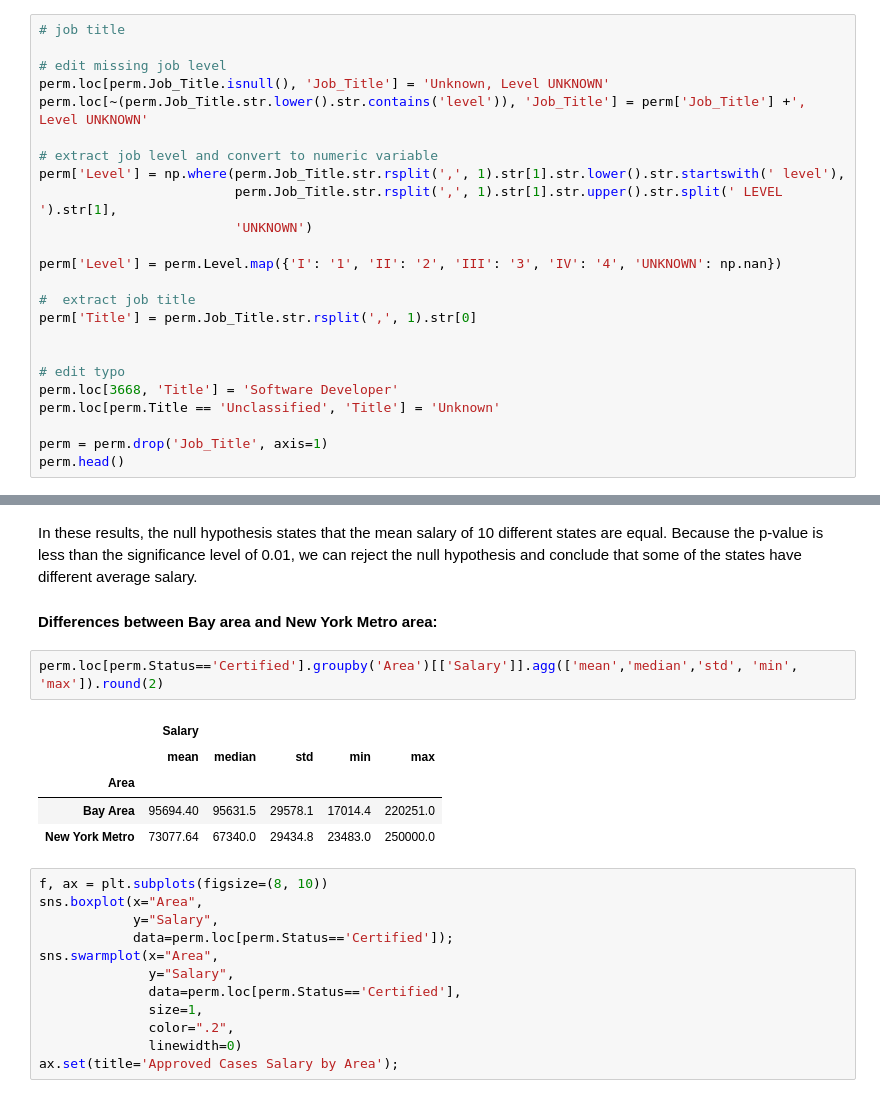
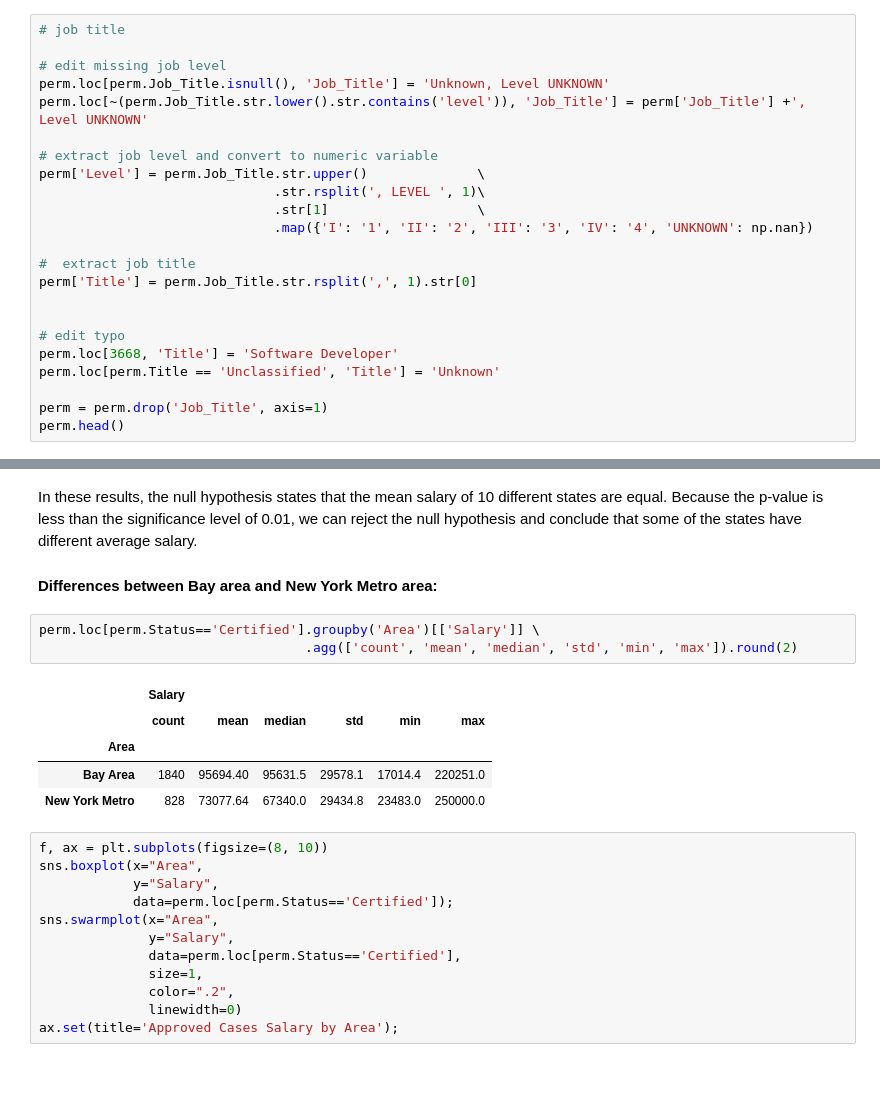
Before and after one commit to ktc312/Data-Analysis-Example, a Jupyter notebook: Taiwanese PERM data anaylsis.ipynb, the cells around one changed output, grey strips where cells are left out. Cells and saved outputs as stored; diff of their text form.

```diff
--- a/Taiwanese PERM data anaylsis.ipynb
+++ b/Taiwanese PERM data anaylsis.ipynb
@@ -202,11 +202,10 @@ perm.loc[perm.Job_Title.isnull(), 'Job_Title'] = 'Unknown, Level UNKNOWN'
 perm.loc[~(perm.Job_Title.str.lower().str.contains('level')), 'Job_Title'] = perm['Job_Title'] +', Level UNKNOWN'
 
 # extract job level and convert to numeric variable
-perm['Level'] = np.where(perm.Job_Title.str.rsplit(',', 1).str[1].str.lower().str.startswith(' level'),
-                         perm.Job_Title.str.rsplit(',', 1).str[1].str.upper().str.split(' LEVEL ').str[1],
-                         'UNKNOWN')
-
-perm['Level'] = perm.Level.map({'I': '1', 'II': '2', 'III': '3', 'IV': '4', 'UNKNOWN': np.nan})
+perm['Level'] = perm.Job_Title.str.upper()              \
+                              .str.rsplit(', LEVEL ', 1)\
+                              .str[1]                   \
+                              .map({'I': '1', 'II': '2', 'III': '3', 'IV': '4', 'UNKNOWN': np.nan})
 
 #  extract job title
 perm['Title'] = perm.Job_Title.str.rsplit(',', 1).str[0]
@@ -455,13 +458,14 @@ In these results, the null hypothesis states that the mean salary of 10 differen
 
 #### Differences between Bay area and New York Metro area:
 # %%
-perm.loc[perm.Status=='Certified'].groupby('Area')[['Salary']].agg(['mean','median','std', 'min', 'max']).round(2)
+perm.loc[perm.Status=='Certified'].groupby('Area')[['Salary']] \
+                                  .agg(['count', 'mean', 'median', 'std', 'min', 'max']).round(2)
 # %% [output]
-|  | Salary |  |  |  |  |
-|  | mean | median | std | min | max |
-| Area |  |  |  |  |  |
-| Bay Area | 95694.40 | 95631.5 | 29578.1 | 17014.4 | 220251.0 |
-| New York Metro | 73077.64 | 67340.0 | 29434.8 | 23483.0 | 250000.0 |
+|  | Salary |  |  |  |  |  |
+|  | count | mean | median | std | min | max |
+| Area |  |  |  |  |  |  |
+| Bay Area | 1840 | 95694.40 | 95631.5 | 29578.1 | 17014.4 | 220251.0 |
+| New York Metro | 828 | 73077.64 | 67340.0 | 29434.8 | 23483.0 | 250000.0 |
 # %%
 f, ax = plt.subplots(figsize=(8, 10))
 sns.boxplot(x="Area",
```
Also changed, not shown: parts of 8 cells of this notebook.
